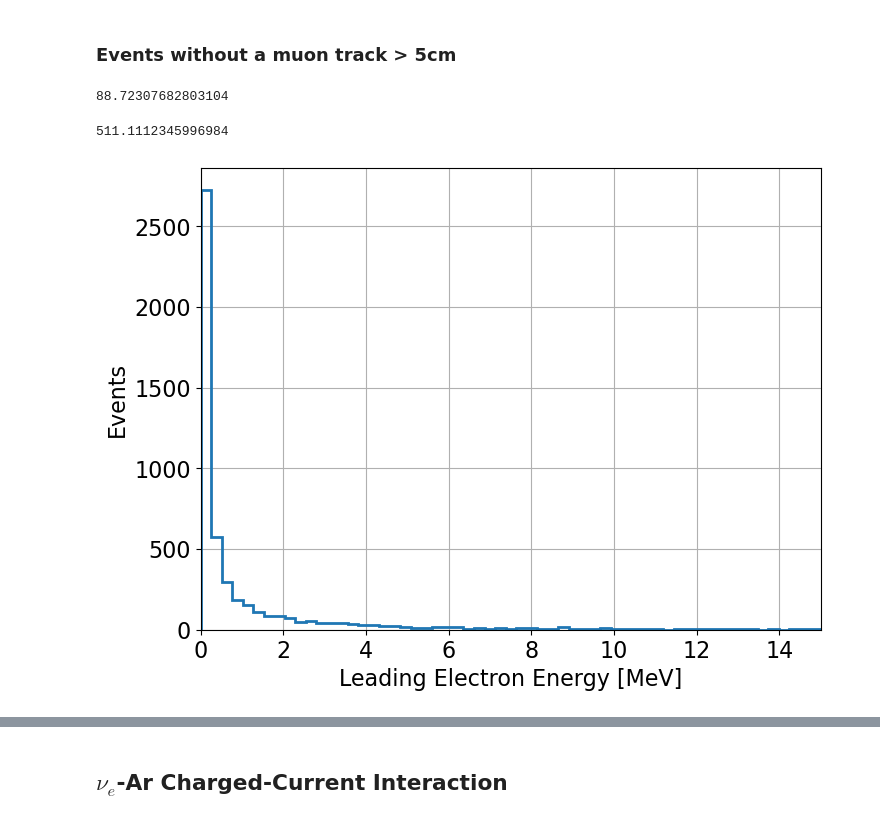
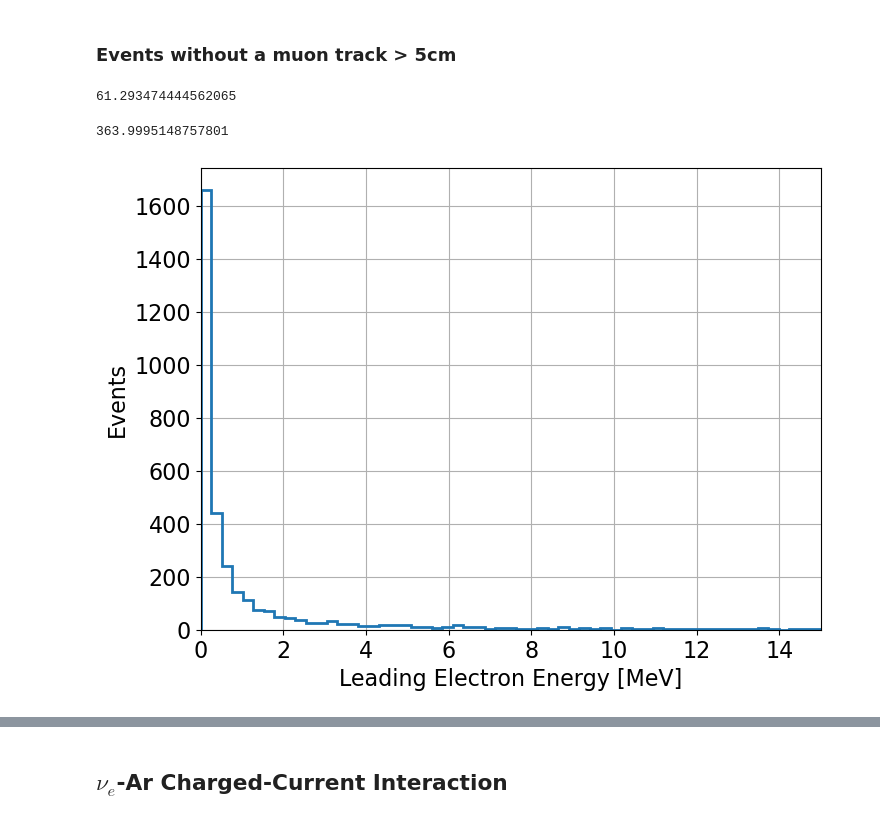
Before and after one commit to yuntsebaryon/SimpleCosmics, a Jupyter notebook: G4Analysis/checkEvtEnergy.ipynb, the cells around one changed output, grey strips where cells are left out. Saved outputs shown, nothing was run; the diff lists cells and outputs as text; code cells hidden in the pictures.

```diff
--- a/G4Analysis/checkEvtEnergy.ipynb
+++ b/G4Analysis/checkEvtEnergy.ipynb
@@ -7,7 +7,7 @@ import matplotlib.pyplot as plt
 # %% [markdown]
 ## Cosmic Background
 # %%
-cosmicFile = '/Users/yuntse/data/coherent/preLArTPC/analysis/CosmicEvt.csv'
+cosmicFile = '/Users/yuntse/data/coherent/preLArTPC/analysis/evt/cosmicEvt.csv'
 cosmic = pd.read_csv( cosmicFile )
 # %% [markdown]
 ### Number of events with cosmic and cosmic-induced particles traversing the LArTPC
@@ -274,25 +271,25 @@ cosmic[(cosmic.muLength>50.)&(cosmic.eTotalE>60.)]
 # %% [markdown]
 ### Events without a muon track > 5cm
 # %%
-cosmic[cosmic.muLength<50.].eMaxE.max()
+cosmic[cosmic.muMaxLength<50.].eMaxE.max()
 # %% [output]
-88.72307682803104
+61.293474444562065
 # %%
-cosmic[cosmic.muLength<50.].eTotalE.max()
+cosmic[cosmic.muMaxLength<50.].eTotalE.max()
 # %% [output]
-511.1112345996984
+363.9995148757801
 # %%
 fig, ax = plt.subplots( figsize = (8, 6) )
 
-ax.hist(cosmic[cosmic.muLength<50.].eMaxE, bins = np.linspace(0, 15, 60), histtype = 'step', lw = 2)
+ax.hist(cosmic[cosmic.muMaxLength<50.].eMaxE, bins = np.linspace(0, 15, 60), histtype = 'step', lw = 2)
 ax.set_xlabel( r'Leading Electron Energy [MeV]', fontsize = 16 )
 ax.set_ylabel( r'Events', fontsize = 16 )
 ax.tick_params(axis = 'x', labelsize = 16)
 ax.tick_params(axis = 'y', labelsize = 16)
 ax.set_xlim( [0, 15])
 
 ax.grid(":")
 fig.savefig('CosmicNoMuonAndeMaxE.pdf')
 # %% [output]
-[figure, old version]
+[figure, new version]
 # %%
```
Also changed, not shown: parts of 64 cells of this notebook.
